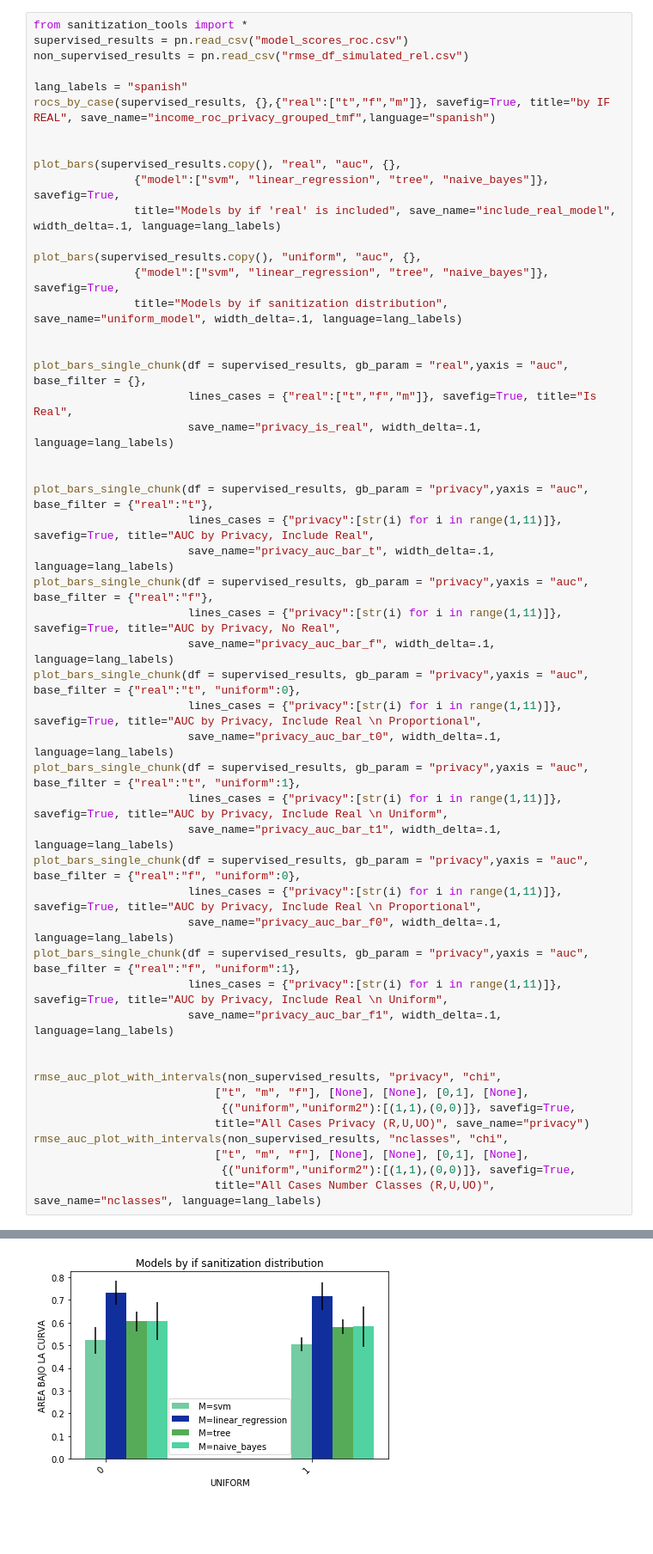
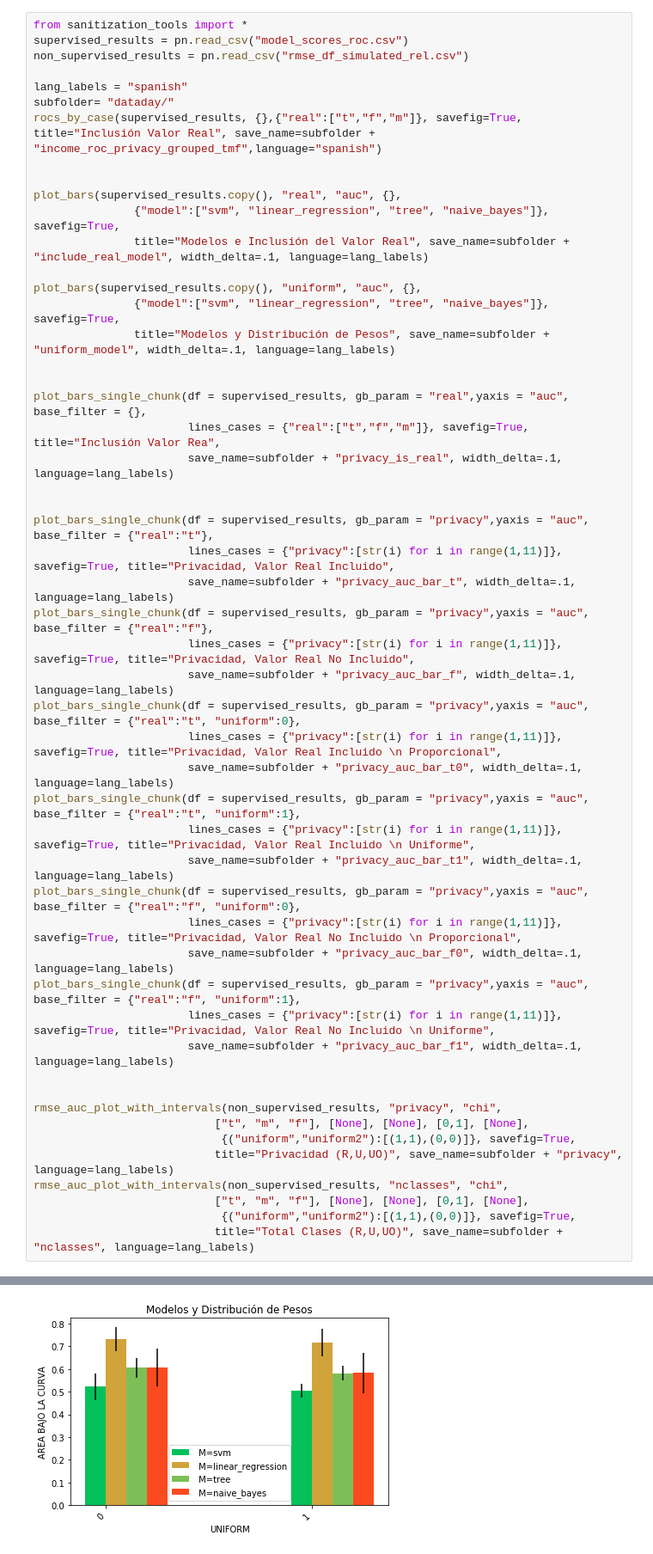
Before and after one commit to jwzinser/Tesis, a Jupyter notebook: final/dataday_plots.ipynb, the cells around one changed output, grey strips where cells are left out. Shown at 86% size. Saved outputs shown, nothing was run; the diff lists cells and outputs as text; blank space fills up the shorter version.

Commit message:
adds dday plots

```diff
--- a/final/dataday_plots.ipynb
+++ b/final/dataday_plots.ipynb
@@ -4,49 +4,50 @@ supervised_results = pn.read_csv("model_scores_roc.csv")
 non_supervised_results = pn.read_csv("rmse_df_simulated_rel.csv")
 
 lang_labels = "spanish"
-rocs_by_case(supervised_results, {},{"real":["t","f","m"]}, savefig=True, title="by IF REAL", save_name="income_roc_privacy_grouped_tmf",language="spanish")
+subfolder= "dataday/"
+rocs_by_case(supervised_results, {},{"real":["t","f","m"]}, savefig=True, title="Inclusión Valor Real", save_name=subfolder + "income_roc_privacy_grouped_tmf",language="spanish")
 
 
 plot_bars(supervised_results.copy(), "real", "auc", {},
                {"model":["svm", "linear_regression", "tree", "naive_bayes"]}, savefig=True,
-               title="Models by if 'real' is included", save_name="include_real_model", width_delta=.1, language=lang_labels)
+               title="Modelos e Inclusión del Valor Real", save_name=subfolder + "include_real_model", width_delta=.1, language=lang_labels)
 
 plot_bars(supervised_results.copy(), "uniform", "auc", {},
                {"model":["svm", "linear_regression", "tree", "naive_bayes"]}, savefig=True,
-               title="Models by if sanitization distribution", save_name="uniform_model", width_delta=.1, language=lang_labels)
+               title="Modelos y Distribución de Pesos", save_name=subfolder + "uniform_model", width_delta=.1, language=lang_labels)
 
 
 plot_bars_single_chunk(df = supervised_results, gb_param = "real",yaxis = "auc", base_filter = {},
-                       lines_cases = {"real":["t","f","m"]}, savefig=True, title="Is Real",
-                       save_name="privacy_is_real", width_delta=.1, language=lang_labels)
+                       lines_cases = {"real":["t","f","m"]}, savefig=True, title="Inclusión Valor Rea",
+                       save_name=subfolder + "privacy_is_real", width_delta=.1, language=lang_labels)
 
 
 plot_bars_single_chunk(df = supervised_results, gb_param = "privacy",yaxis = "auc", base_filter = {"real":"t"},
-                       lines_cases = {"privacy":[str(i) for i in range(1,11)]}, savefig=True, title="AUC by Privacy, Include Real",
-                       save_name="privacy_auc_bar_t", width_delta=.1, language=lang_labels)
+                       lines_cases = {"privacy":[str(i) for i in range(1,11)]}, savefig=True, title="Privacidad, Valor Real Incluido",
+                       save_name=subfolder + "privacy_auc_bar_t", width_delta=.1, language=lang_labels)
 plot_bars_single_chunk(df = supervised_results, gb_param = "privacy",yaxis = "auc", base_filter = {"real":"f"},
-                       lines_cases = {"privacy":[str(i) for i in range(1,11)]}, savefig=True, title="AUC by Privacy, No Real",
-                       save_name="privacy_auc_bar_f", width_delta=.1, language=lang_labels)
+                       lines_cases = {"privacy":[str(i) for i in range(1,11)]}, savefig=True, title="Privacidad, Valor Real No Incluido",
+                       save_name=subfolder + "privacy_auc_bar_f", width_delta=.1, language=lang_labels)
 plot_bars_single_chunk(df = supervised_results, gb_param = "privacy",yaxis = "auc", base_filter = {"real":"t", "uniform":0},
-                       lines_cases = {"privacy":[str(i) for i in range(1,11)]}, savefig=True, title="AUC by Privacy, Include Real \n Proportional",
-                       save_name="privacy_auc_bar_t0", width_delta=.1, language=lang_labels)
+                       lines_cases = {"privacy":[str(i) for i in range(1,11)]}, savefig=True, title="Privacidad, Valor Real Incluido \n Proporcional",
+                       save_name=subfolder + "privacy_auc_bar_t0", width_delta=.1, language=lang_labels)
 plot_bars_single_chunk(df = supervised_results, gb_param = "privacy",yaxis = "auc", base_filter = {"real":"t", "uniform":1},
-                       lines_cases = {"privacy":[str(i) for i in range(1,11)]}, savefig=True, title="AUC by Privacy, Include Real \n Uniform",
-                       save_name="privacy_auc_bar_t1", width_delta=.1, language=lang_labels)
+                       lines_cases = {"privacy":[str(i) for i in range(1,11)]}, savefig=True, title="Privacidad, Valor Real Incluido \n Uniforme",
+                       save_name=subfolder + "privacy_auc_bar_t1", width_delta=.1, language=lang_labels)
 plot_bars_single_chunk(df = supervised_results, gb_param = "privacy",yaxis = "auc", base_filter = {"real":"f", "uniform":0},
-                       lines_cases = {"privacy":[str(i) for i in range(1,11)]}, savefig=True, title="AUC by Privacy, Include Real \n Proportional",
-                       save_name="privacy_auc_bar_f0", width_delta=.1, language=lang_labels)
+                       lines_cases = {"privacy":[str(i) for i in range(1,11)]}, savefig=True, title="Privacidad, Valor Real No Incluido \n Proporcional",
+                       save_name=subfolder + "privacy_auc_bar_f0", width_delta=.1, language=lang_labels)
 plot_bars_single_chunk(df = supervised_results, gb_param = "privacy",yaxis = "auc", base_filter = {"real":"f", "uniform":1},
-                       lines_cases = {"privacy":[str(i) for i in range(1,11)]}, savefig=True, title="AUC by Privacy, Include Real \n Uniform",
-                       save_name="privacy_auc_bar_f1", width_delta=.1, language=lang_labels)
+                       lines_cases = {"privacy":[str(i) for i in range(1,11)]}, savefig=True, title="Privacidad, Valor Real No Incluido \n Uniforme",
+                       save_name=subfolder + "privacy_auc_bar_f1", width_delta=.1, language=lang_labels)
 
 
 rmse_auc_plot_with_intervals(non_supervised_results, "privacy", "chi",
                            ["t", "m", "f"], [None], [None], [0,1], [None],
                             {("uniform","uniform2"):[(1,1),(0,0)]}, savefig=True,
-                           title="All Cases Privacy (R,U,UO)", save_name="privacy")
+                           title="Privacidad (R,U,UO)", save_name=subfolder + "privacy", language=lang_labels)
 rmse_auc_plot_with_intervals(non_supervised_results, "nclasses", "chi",
                            ["t", "m", "f"], [None], [None], [0,1], [None],
                             {("uniform","uniform2"):[(1,1),(0,0)]}, savefig=True,
-                           title="All Cases Number Classes (R,U,UO)", save_name="nclasses", language=lang_labels)
+                           title="Total Clases (R,U,UO)", save_name=subfolder + "nclasses", language=lang_labels)
 # %% [output]
@@ -55 +56 @@ rmse_auc_plot_with_intervals(non_supervised_results, "nclasses", "chi",
-[figure, old version]
+[figure, new version]
```
Also changed, not shown: parts of 1 cell of this notebook, 2 other files.
